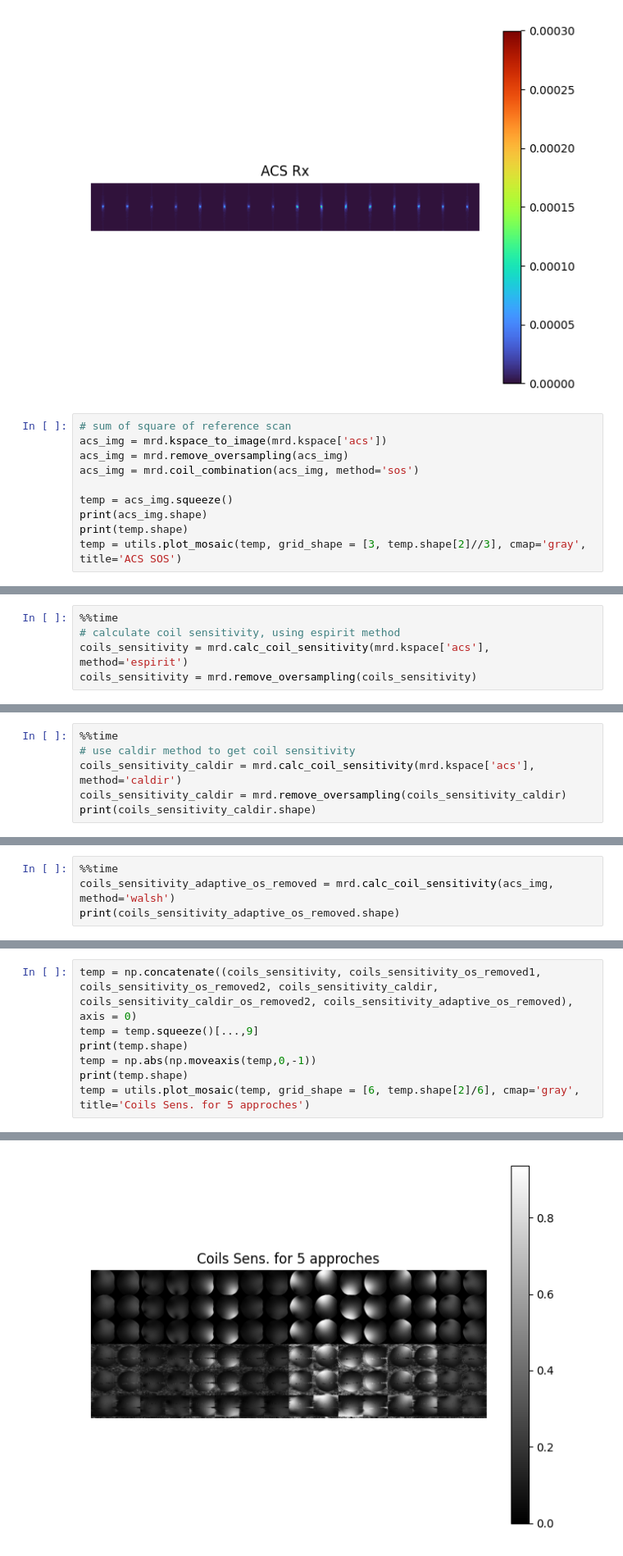
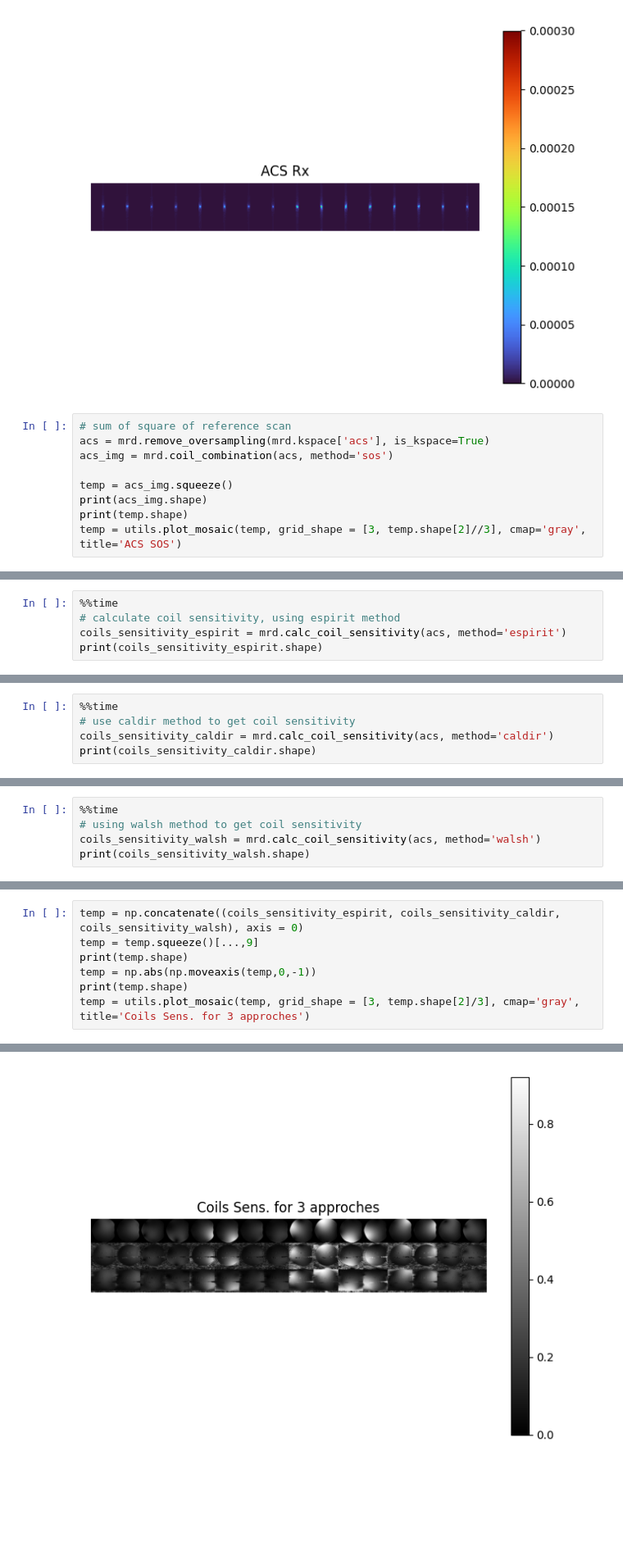
Before and after one commit to aghaeifar/recoMRD, a Jupyter notebook: examples/parallel_imaging_3D.ipynb, the cells around one changed output, grey strips where cells are left out. Shown at 82% size. Cells and saved outputs as stored; diff of their text form; blank space fills up the shorter version.

```diff
--- a/examples/parallel_imaging_3D.ipynb
+++ b/examples/parallel_imaging_3D.ipynb
@@ -69,9 +64,8 @@ print(temp.shape)
 [figure]
 # %%
 # sum of square of reference scan
-acs_img = mrd.kspace_to_image(mrd.kspace['acs'])
-acs_img = mrd.remove_oversampling(acs_img)
-acs_img = mrd.coil_combination(acs_img, method='sos')
+acs = mrd.remove_oversampling(mrd.kspace['acs'], is_kspace=True)
+acs_img = mrd.coil_combination(acs, method='sos')
 
 temp = acs_img.squeeze()
 print(acs_img.shape)
@@ -85,7 +79,7 @@ Remove oversampling... Done.
 # %%
 %%time
 # calculate coil sensitivity, using espirit method
-coils_sensitivity = mrd.calc_coil_sensitivity(mrd.kspace['acs'], method='espirit')
-coils_sensitivity = mrd.remove_oversampling(coils_sensitivity)
+coils_sensitivity_espirit = mrd.calc_coil_sensitivity(acs, method='espirit')
+print(coils_sensitivity_espirit.shape)
 # %% [output]
 Done.
@@ -122,7 +89,6 @@ Wall time: 1min 30s
 # %%
 %%time
 # use caldir method to get coil sensitivity
-coils_sensitivity_caldir = mrd.calc_coil_sensitivity(mrd.kspace['acs'], method='caldir')
-coils_sensitivity_caldir = mrd.remove_oversampling(coils_sensitivity_caldir)
+coils_sensitivity_caldir = mrd.calc_coil_sensitivity(acs, method='caldir')
 print(coils_sensitivity_caldir.shape)
 # %% [output]
@@ -146,6 +100,7 @@ Wall time: 3.05 s
 # %%
 %%time
-coils_sensitivity_adaptive_os_removed = mrd.calc_coil_sensitivity(acs_img, method='walsh')
-print(coils_sensitivity_adaptive_os_removed.shape)
+# using walsh method to get coil sensitivity
+coils_sensitivity_walsh = mrd.calc_coil_sensitivity(acs, method='walsh')
+print(coils_sensitivity_walsh.shape)
 # %% [output]
 (16, 224, 224, 18, 1)
@@ -154,8 +109,8 @@ Wall time: 3.04 s
 # %%
-temp = np.concatenate((coils_sensitivity, coils_sensitivity_os_removed1, coils_sensitivity_os_removed2, coils_sensitivity_caldir, coils_sensitivity_caldir_os_removed2, coils_sensitivity_adaptive_os_removed), axis = 0)
+temp = np.concatenate((coils_sensitivity_espirit, coils_sensitivity_caldir, coils_sensitivity_walsh), axis = 0)
 temp = temp.squeeze()[...,9]
 print(temp.shape)
 temp = np.abs(np.moveaxis(temp,0,-1))
 print(temp.shape)
-temp = utils.plot_mosaic(temp, grid_shape = [6, temp.shape[2]/6], cmap='gray', title='Coils Sens. for 5 approches')
+temp = utils.plot_mosaic(temp, grid_shape = [3, temp.shape[2]/3], cmap='gray', title='Coils Sens. for 3 approches')
 # %% [output]
@@ -164,4 +119,4 @@ temp = utils.plot_mosaic(temp, grid_shape = [6, temp.shape[2]/6], cmap='gray', t
-[figure, old version]
+[figure, new version]
 # %%
 img = mrd.remove_oversampling(mrd.kspace['image_scan'], is_kspace=True)
 print(img.shape)
```
Also changed, not shown: parts of 12 cells of this notebook, 3 other files.
